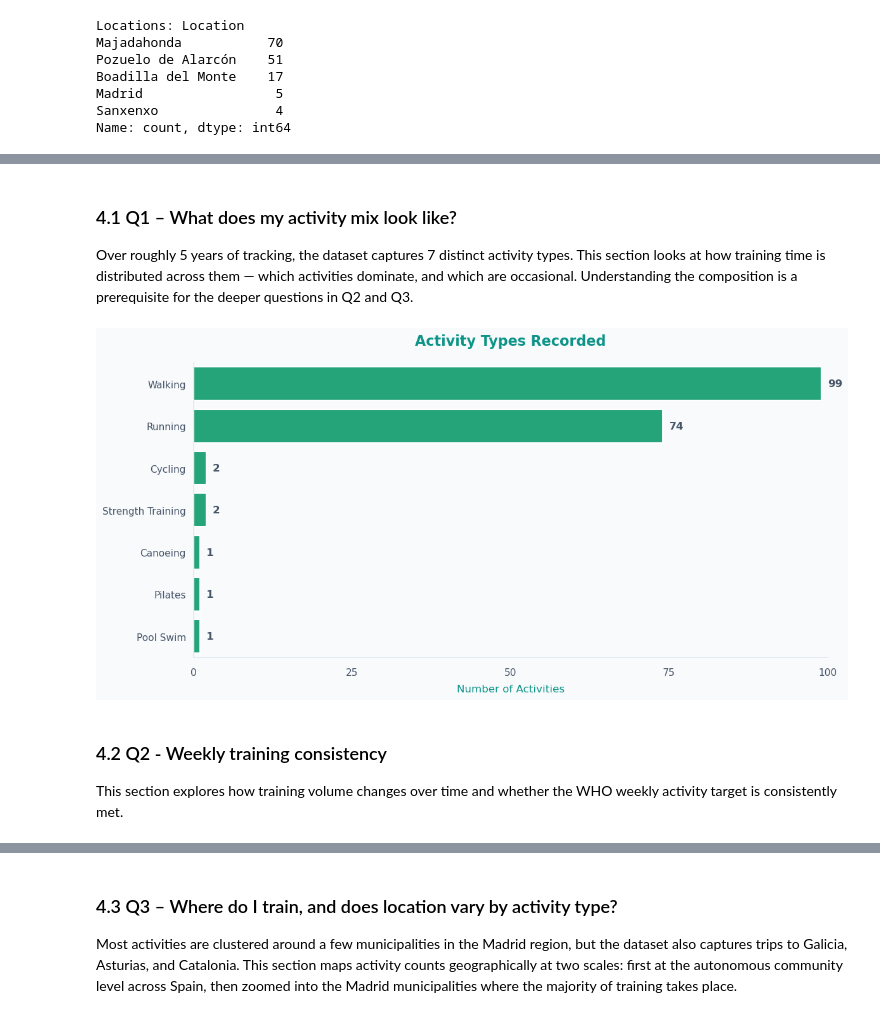
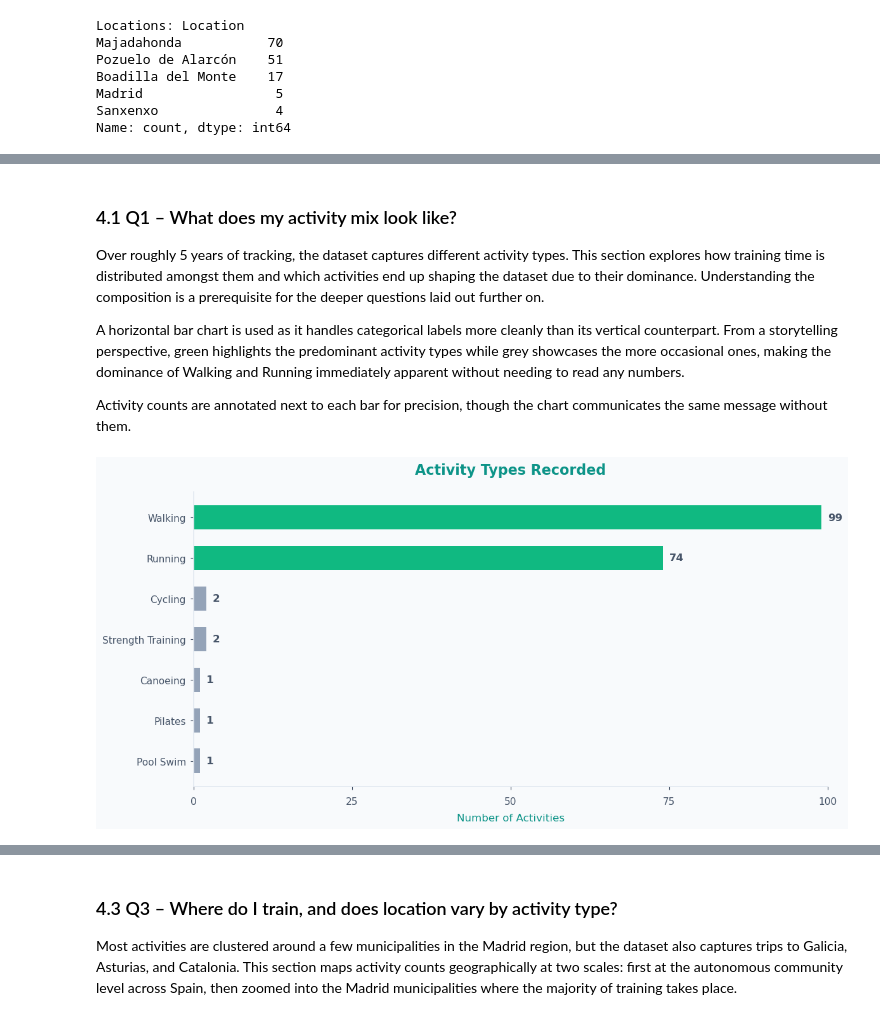
Before and after one commit to itzi97/DV_Python, a Jupyter notebook: data_viz_notebook.ipynb, the cells around one changed output, grey strips where cells are left out. Drawn from its saved outputs; the diff is of its cells as text; code cells hidden in the pictures.

Commit message:
docs: Added question elaboration

```diff
--- a/data_viz_notebook.ipynb
+++ b/data_viz_notebook.ipynb
@@ -8,6 +2,7 @@ Below, necessary libraries are imported data processing, analysis and visualizat
 # Standard library
 import json
 import re
+import os
 
 # External requests
 import requests
@@ -35,7 +30,6 @@ import plotly.io as pio
 
 # Global notebook style
 pio.renderers.default = "notebook_connected"
-sns.set_theme(style="whitegrid")
 plt.style.use("default")
 plt.rcParams.update({
     "font.size": 11,
@@ -320,52 +316,49 @@ def apply_theme(ax, despine_left=False):
 # %% [markdown]
 ### 4.1 Q1 – What does my activity mix look like?
 
-Over roughly 5 years of tracking, the dataset captures 7 distinct activity types.
-This section looks at how training time is distributed across them — which activities
-dominate, and which are occasional. Understanding the composition is a prerequisite
-for the deeper questions in Q2 and Q3.
+Over roughly 5 years of tracking, the dataset captures different activity types. This section explores how training time is distributed amongst them and which activities end up shaping the dataset due to their dominance. Understanding the composition is a prerequisite for the deeper questions laid out further on.
+
+A horizontal bar chart is used as it handles categorical labels more cleanly than its vertical counterpart. From a storytelling perspective, green highlights the predominant activity types while grey showcases the more occasional ones, making the dominance of Walking and Running immediately apparent without needing to read any numbers.
+
+Activity counts are annotated next to each bar for precision, though the chart communicates the same message without them.
 # %%
+# Aggregate activity counts in descending order
+# NOTE: order is used here since even thoug counts is already in descending
+# order, for some reason it doesn't print it in descending unless it's
+# converted to list (go figure)
 counts = df['Activity Type'].value_counts().reset_index()
 counts.columns = ['Activity Type', 'Count']
 order = counts['Activity Type'].tolist()
 
+# Highlight dominant activities in green, rest in grey (storytelling)
+dominant = {"Walking", "Running"}
+bar_colors = [COLORS["success"] if a in dominant else COLORS["below"]
+              for a in order]
+
+# Plot horizontal bar chart (reversed so highest count is at top)
 fig, ax = plt.subplots(figsize=(12, 6), facecolor=COLORS["bg"])
+ax.barh(order[::-1], counts.set_index('Activity Type').loc[order[::-1], 'Count'],
+        color=bar_colors[::-1], height=0.6)
 
-sns.barplot(
-    data=counts,
-    y='Activity Type',
-    x='Count',
-    order=order,
-    color=COLORS["success"],
-    linewidth=1.5,
-    ax=ax
-)
-
+# Annotate each bar with its count
 offset = counts['Count'].max() * 0.01
 for i, row in enumerate(counts.itertuples()):
-    ax.text(
-        row.Count + offset, i, f'{int(row.Count)}',
-        va='center', ha='left',
-        fontweight='bold', fontsize=12,
-        color=COLORS["text"]
-    )
+    ax.text(row.Count + offset, len(counts) - 1 - i, f'{int(row.Count)}',
+            va='center', ha='left', fontweight='bold',
+            fontsize=12, color=COLORS["text"])
 
+# Styling
 ax.set_xlim(0, 100)
 ax.set_xticks([0, 25, 50, 75, 100])
 ax.set_ylabel('')
 ax.set_xlabel('Number of Activities', fontsize=12, labelpad=8)
 ax.set_title('Activity Types Recorded', fontsize=16, fontweight='bold', pad=20)
-
 apply_theme(ax)
-
 ax.grid(False)
 
 plt.tight_layout()
-plt.savefig('figures/q1_activity_types.png', dpi=300, bbox_inches='tight', facecolor=COLORS["bg"])
+plt.savefig('figures/q1_activity_types.png', dpi=300,
+            bbox_inches='tight', facecolor=COLORS["bg"])
 plt.show()
 # %% [output]
-[figure, old version]
+[figure, new version]
-# %% [markdown]
-### 4.2 Q2 - Weekly training consistency
-
-This section explores how training volume changes over time and whether the WHO weekly activity target is consistently met.
```
Also changed, not shown: parts of 24 cells of this notebook, 10 other files.
